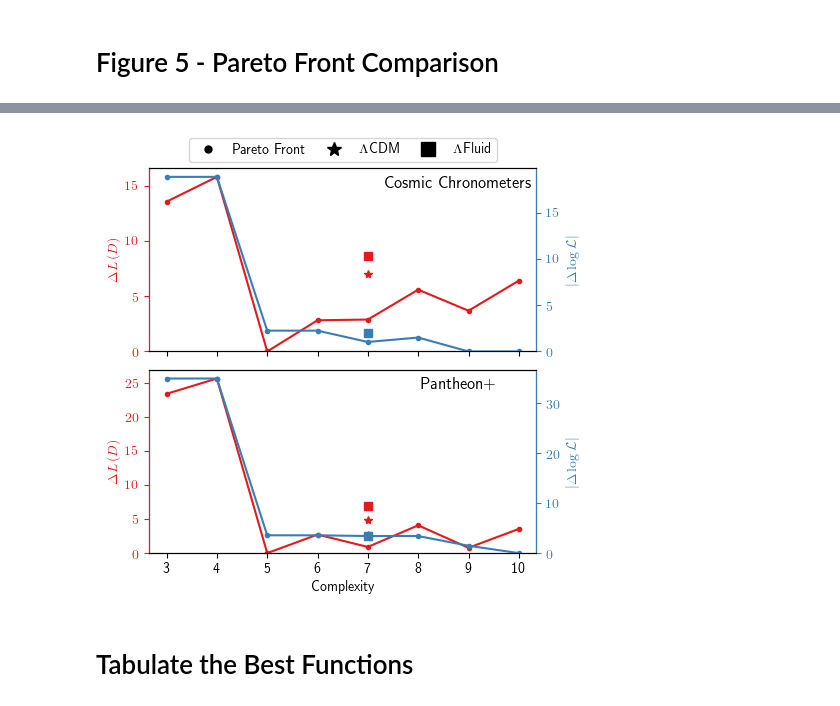
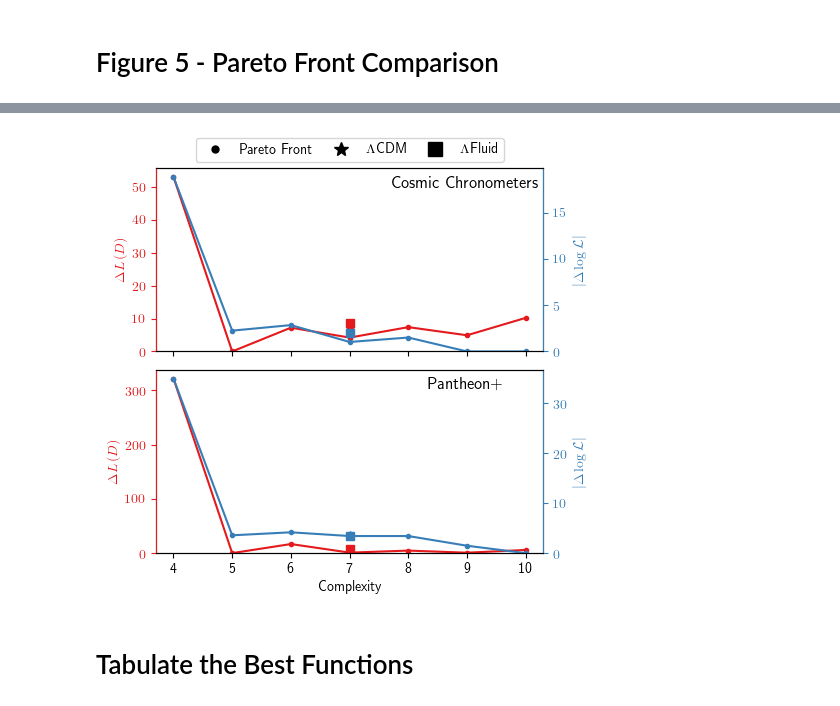
Before and after one commit to DeaglanBartlett/ESR, a Jupyter notebook: ExhaustiveSR/plotting/Paper1_Plots.ipynb, the cells around one changed output, grey strips where cells are left out. Cells and saved outputs as stored; diff of their text form; code cells hidden in the pictures.

Commit message:
Performance and move some duplicate checking to post-processing

```diff
--- a/ExhaustiveSR/plotting/Paper1_Plots.ipynb
+++ b/ExhaustiveSR/plotting/Paper1_Plots.ipynb
@@ -522,7 +523,7 @@ root_dirname = cc_like.like_dir + '/output/'
 all_dirname = ['output_cc_dimful/', 'output_panth_dimful/']
 line_labels = ['Cosmic Chronometers', 'Pantheon+']
 all_dirname = [root_dirname + d for d in all_dirname]
-all_all_compl = [np.arange(3, 11), np.arange(3, 11)]
+all_all_compl = [np.arange(4, 11), np.arange(4, 11)]
 
 all_twocomp_eq = ['a0 + a1*pow(x,a2)', 'a0 + a1*pow(x,a2)']
 all_lcdm_eq = ['a0 + a1*x**3', 'a0 + a1*x**3']
@@ -593,7 +594,15 @@ for dirname in all_dirname:
         store_comp = store_comp[m]
         fun = [fun[i] for i in m]
 
-        # Remove duplicates
+        # Remove duplicates by likelihood
+        _, uniq_idx = np.unique(res[:,2], return_index=True)
+        uniq_idx = np.sort(uniq_idx)
+        fun = [fun[i] for i in uniq_idx]
+        res = res[uniq_idx,:]
+        store_comp = store_comp[uniq_idx]
+        params = params[uniq_idx,:]
+
+        # Remove duplicates by name
         new_fun = []
         uniq_idx = []
         got_comp = [False]*(all_compl.max()+1)
@@ -697,8 +706,8 @@ Max number of parameters: 2
 7 3.4248999999999796
 8 3.421329999999898
 9 1.4788199999999279
 10 0.0
-[figure, old version]
+[figure, new version]
 # %% [markdown]
 # Tabulate the Best Functions
 # %%
```
Also changed, not shown: parts of 11 cells of this notebook, 16 other files.
